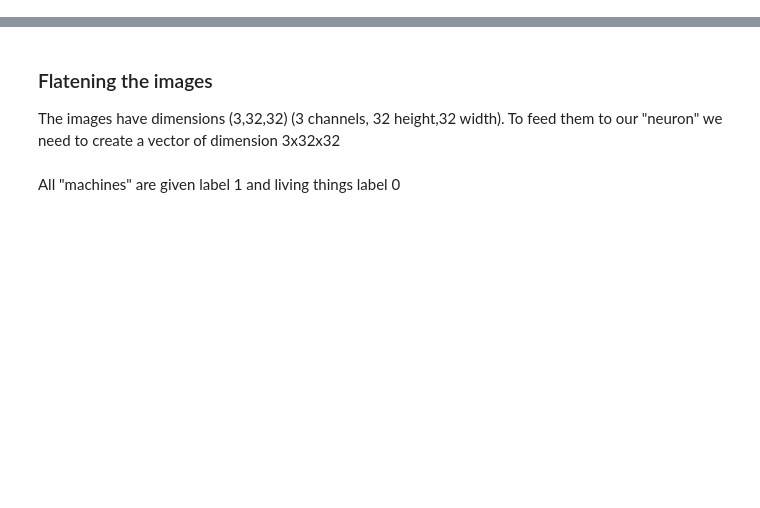
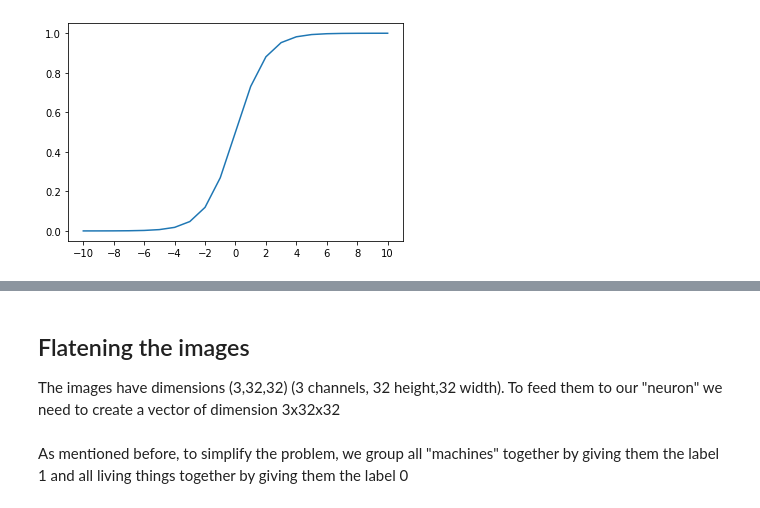
Before and after one commit to hikmatfarhat-ndu/pytorch, a Jupyter notebook: dl_intro.ipynb, the cells around one changed output, grey strips where cells are left out. Cells and saved outputs as stored; diff of their text form; code cells hidden in the pictures; blank space fills up the shorter version.

```diff
--- a/dl_intro.ipynb
+++ b/dl_intro.ipynb
@@ -64,3 +134,11 @@ Note that $E$ depends on the parameters $w,b$. Our goal is to find the **optimal
+# %%
+import numpy as np
+z=[1/(1+np.exp(-x)) for x in range(-10,11)]
+plt.plot([x for x in range(-10,11)],z)
+plt.xticks([t for t in range(-10,11,2)])
+plt.show()
+# %% [output]
+[figure, added]
 # %% [markdown]
 ## Gradient Descent
 
@@ -85,7 +163,7 @@ $$
 
 where $\alpha$ is a parameter chosen by us, called the __learning rate__.
 # %% [markdown]
-### Flatening the images
+## Flatening the images
 The images have dimensions (3,32,32) (3 channels, 32 height,32 width). To feed them to our "neuron" we need to create a vector of dimension 3x32x32
 # %%
 dim=3*32*32
@@ -93,8 +171,8 @@ train_samples=50000
 test_samples=10000
 img_train=img_train.reshape(train_samples,dim)
 img_test=img_test.reshape(test_samples,dim)
-# %% [markdown]
-All "machines" are given label 1 and living things label 0
+# %% [markdown]
+As mentioned before, to simplify the problem, we group all "machines" together by giving them the label 1 and all living things together by giving them the label 0
 # %%
 #airplane=0,car=1,bird=2,cat=3,deer=4,dog=5,frog=6,horse=7,ship=8,truck=9
 features=torch.tensor([0,1,8,9])
```
Also changed, not shown: parts of 30 cells of this notebook.
